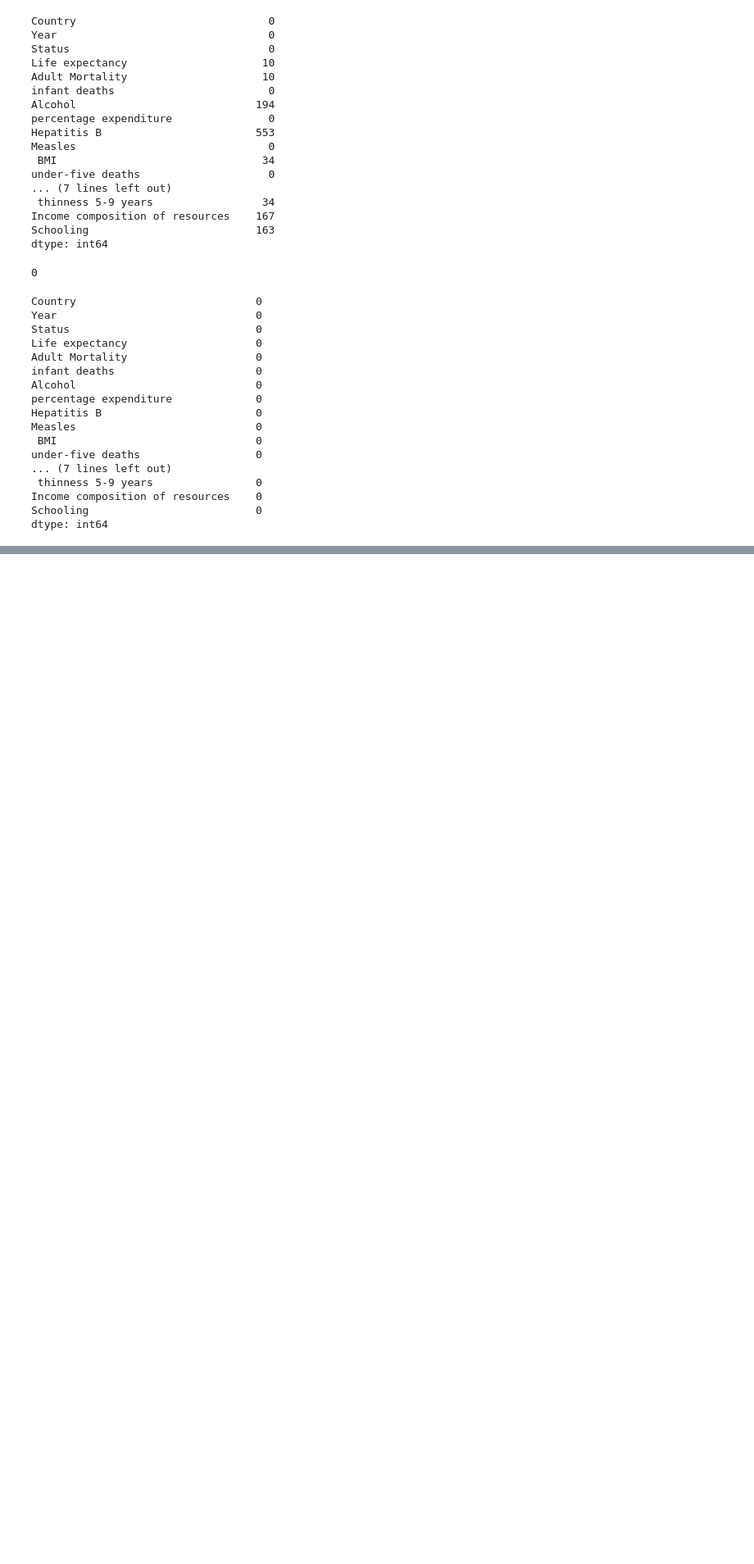
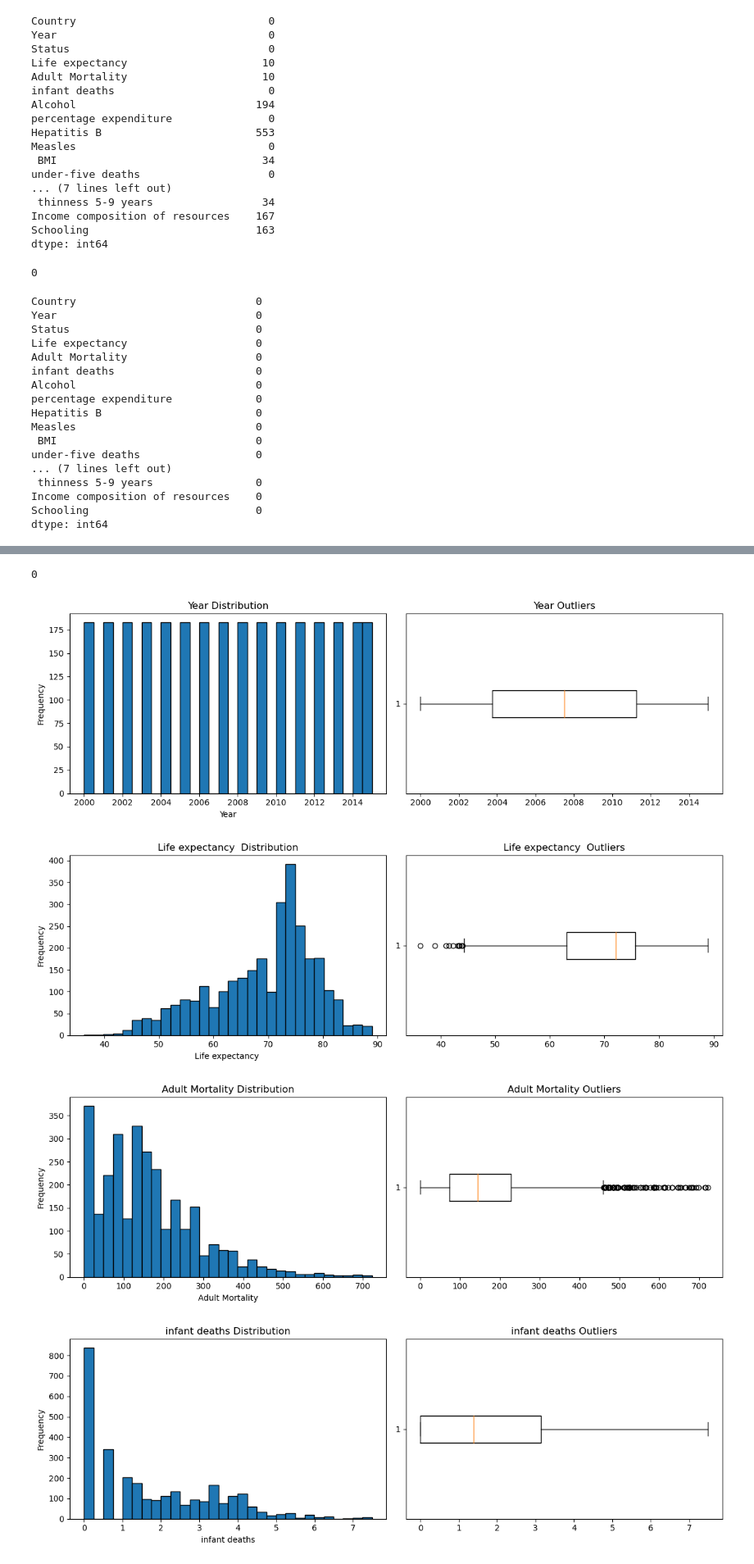
Before and after one commit to flo-shi/Life-Expectancy, a Jupyter notebook: life expectancy.ipynb, the cells around one changed output, grey strips where cells are left out. Shown at 82% size. Drawn from its saved outputs; the diff is of its cells as text; code cells hidden in the pictures; blank space fills up the shorter version.

Commit message:
Data Pre-processing

```diff
--- a/life expectancy.ipynb
+++ b/life expectancy.ipynb
@@ -80,3 +80,7 @@ under-five deaths                  0
 Income composition of resources    0
 Schooling                          0
 dtype: int64
+# %%
+# Categorical to numerical for efficient analysis
+
+df = pd.get_dummies(df, columns=['Status'], drop_first=True)
@@ -82,0 +97,36 @@ dtype: int64
+# %%
+# Check for inconsistent data types
+df.duplicated().sum()
+# No duplicate rows found
+# %% [output]
+0
+# %%
+# check for extreeme values in the dataset
+import matplotlib.pyplot as plt
+import seaborn as sns
+import matplotlib.pyplot as plt
+
+# Select only numerical columns
+numerical_cols = df.select_dtypes(include='number').columns
+
+# Plot histogram and boxplot for each numerical column
+for col in numerical_cols:
+    fig, axes = plt.subplots(1, 2, figsize=(12, 4))
+
+    # Histogram
+    axes[0].hist(df[col].dropna(), bins=30, edgecolor='black')
+    axes[0].set_title(f'{col} Distribution')
+    axes[0].set_xlabel(col)
+    axes[0].set_ylabel('Frequency')
+
+    # Boxplot
+    axes[1].boxplot(df[col].dropna(), vert=False)
+    axes[1].set_title(f'{col} Outliers')
+
+    plt.tight_layout()
+    plt.show()
+# %% [output]
+[figure, added]
+[figure, added]
+[figure, added]
+[figure, added]
```
Also changed, not shown: parts of 6 cells of this notebook, 1 other file.
